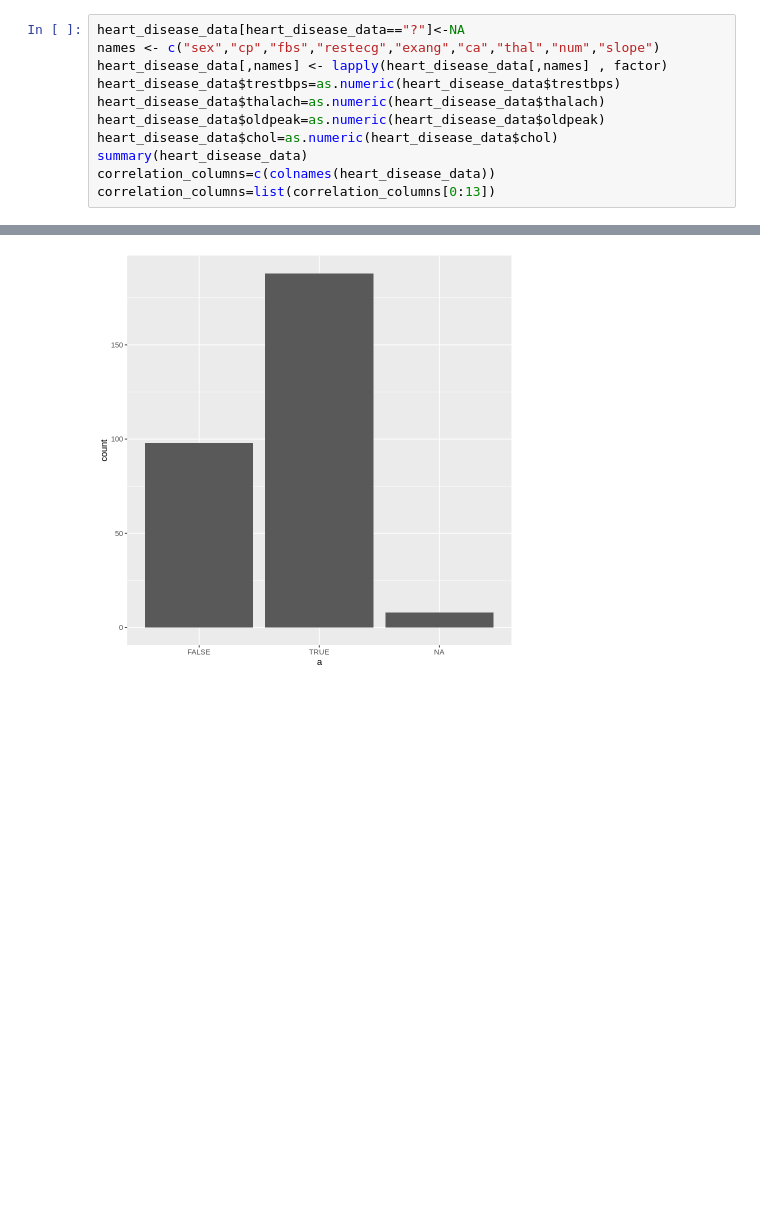
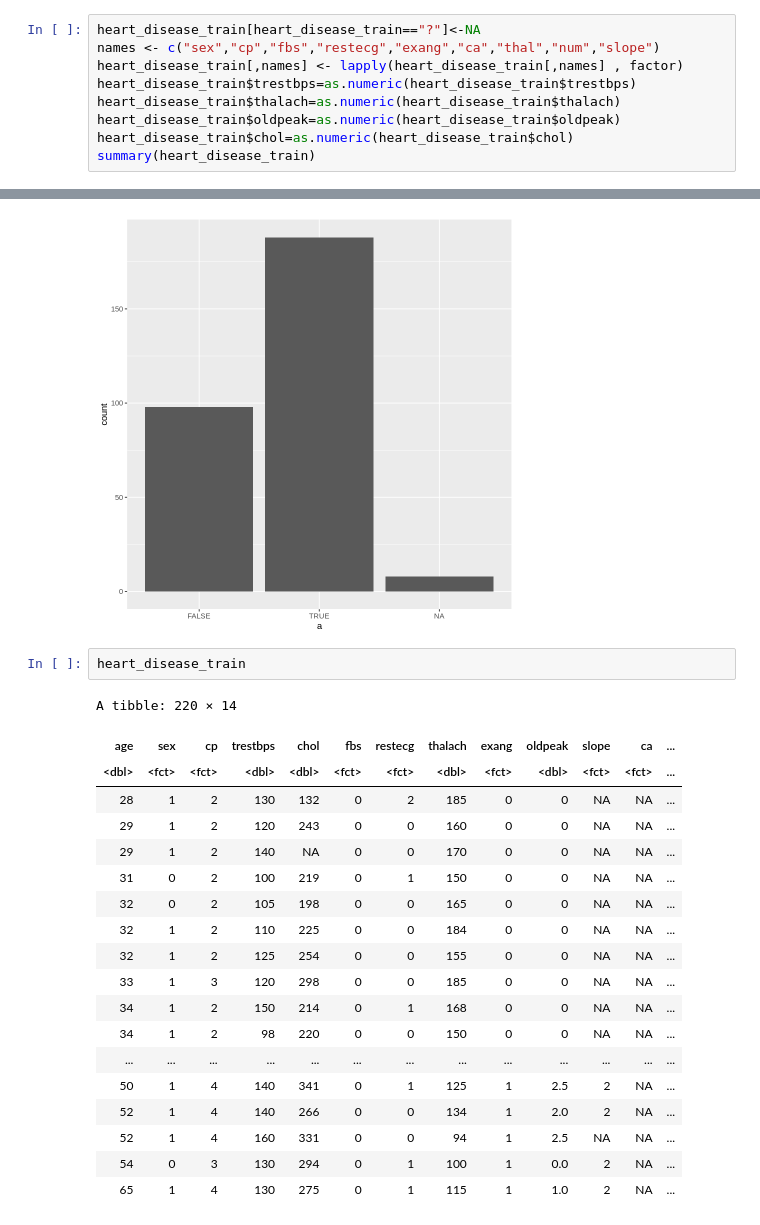
Before and after one commit to GeneRevo/DSCI100-007-Group10, a Jupyter notebook: 007_project_proposal.ipynb, the cells around one changed output, grey strips where cells are left out. Drawn from its saved outputs; the diff is of its cells as text; blank space fills up the shorter version.

Commit message:
changing the variable
this is the thing i done for changing the variable name.

```diff
--- a/007_project_proposal.ipynb
+++ b/007_project_proposal.ipynb
@@ -96,12 +96,10 @@ A tibble: 74 × 14
 # %%
-heart_disease_data[heart_disease_data=="?"]<-NA
+heart_disease_train[heart_disease_train=="?"]<-NA
 names <- c("sex","cp","fbs","restecg","exang","ca","thal","num","slope")
-heart_disease_data[,names] <- lapply(heart_disease_data[,names] , factor)
-heart_disease_data$trestbps=as.numeric(heart_disease_data$trestbps)
-heart_disease_data$thalach=as.numeric(heart_disease_data$thalach)
-heart_disease_data$oldpeak=as.numeric(heart_disease_data$oldpeak)
-heart_disease_data$chol=as.numeric(heart_disease_data$chol)
-summary(heart_disease_data)
-correlation_columns=c(colnames(heart_disease_data))
-correlation_columns=list(correlation_columns[0:13])
+heart_disease_train[,names] <- lapply(heart_disease_train[,names] , factor)
+heart_disease_train$trestbps=as.numeric(heart_disease_train$trestbps)
+heart_disease_train$thalach=as.numeric(heart_disease_train$thalach)
+heart_disease_train$oldpeak=as.numeric(heart_disease_train$oldpeak)
+heart_disease_train$chol=as.numeric(heart_disease_train$chol)
+summary(heart_disease_train)
 # %% [output]
@@ -135,3 +133,25 @@ hist_plotting_function("sex")
 Warning message:
 “Ignoring unknown parameters: binwidth, bins, pad”
 [figure]
+# %%
+heart_disease_train
+# %% [output]
+A tibble: 220 × 14
+| age | sex | cp | trestbps | chol | fbs | restecg | thalach | exang | oldpeak | slope | ca | ... |
+| <dbl> | <fct> | <fct> | <dbl> | <dbl> | <fct> | <fct> | <dbl> | <fct> | <dbl> | <fct> | <fct> | ... |
+| 28 | 1 | 2 | 130 | 132 | 0 | 2 | 185 | 0 | 0 | NA | NA | ... |
+| 29 | 1 | 2 | 120 | 243 | 0 | 0 | 160 | 0 | 0 | NA | NA | ... |
+| 29 | 1 | 2 | 140 | NA | 0 | 0 | 170 | 0 | 0 | NA | NA | ... |
+| 31 | 0 | 2 | 100 | 219 | 0 | 1 | 150 | 0 | 0 | NA | NA | ... |
+| 32 | 0 | 2 | 105 | 198 | 0 | 0 | 165 | 0 | 0 | NA | NA | ... |
+| 32 | 1 | 2 | 110 | 225 | 0 | 0 | 184 | 0 | 0 | NA | NA | ... |
+| 32 | 1 | 2 | 125 | 254 | 0 | 0 | 155 | 0 | 0 | NA | NA | ... |
+| 33 | 1 | 3 | 120 | 298 | 0 | 0 | 185 | 0 | 0 | NA | NA | ... |
+| 34 | 1 | 2 | 150 | 214 | 0 | 1 | 168 | 0 | 0 | NA | NA | ... |
+| 34 | 1 | 2 | 98 | 220 | 0 | 0 | 150 | 0 | 0 | NA | NA | ... |
+| ... | ... | ... | ... | ... | ... | ... | ... | ... | ... | ... | ... | ... |
+| 50 | 1 | 4 | 140 | 341 | 0 | 1 | 125 | 1 | 2.5 | 2 | NA | ... |
+| 52 | 1 | 4 | 140 | 266 | 0 | 0 | 134 | 1 | 2.0 | 2 | NA | ... |
+| 52 | 1 | 4 | 160 | 331 | 0 | 0 | 94 | 1 | 2.5 | NA | NA | ... |
+| 54 | 0 | 3 | 130 | 294 | 0 | 1 | 100 | 1 | 0.0 | 2 | NA | ... |
+| 65 | 1 | 4 | 130 | 275 | 0 | 1 | 115 | 1 | 1.0 | 2 | NA | ... |
```
Also changed, not shown: parts of 2 cells of this notebook.
